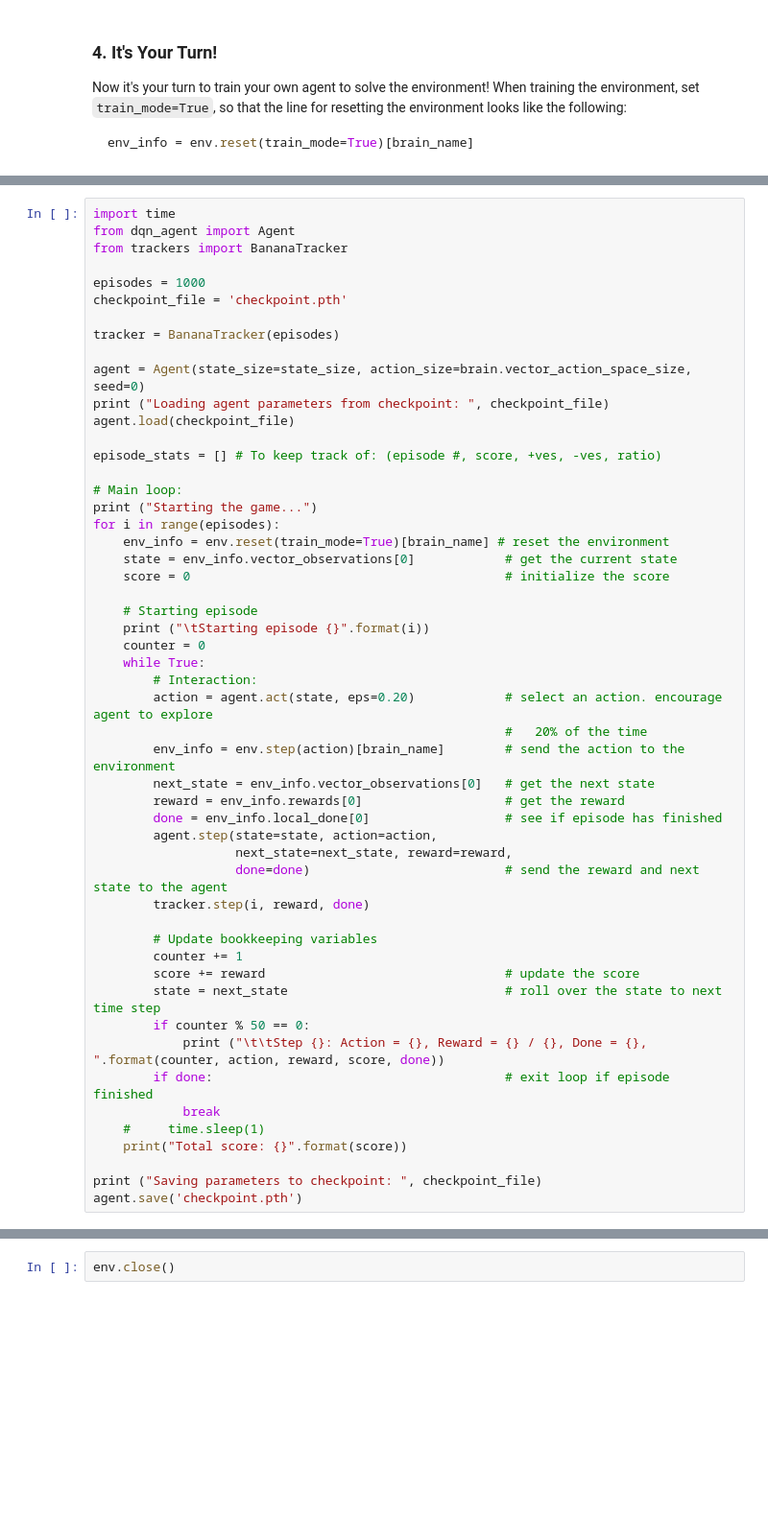
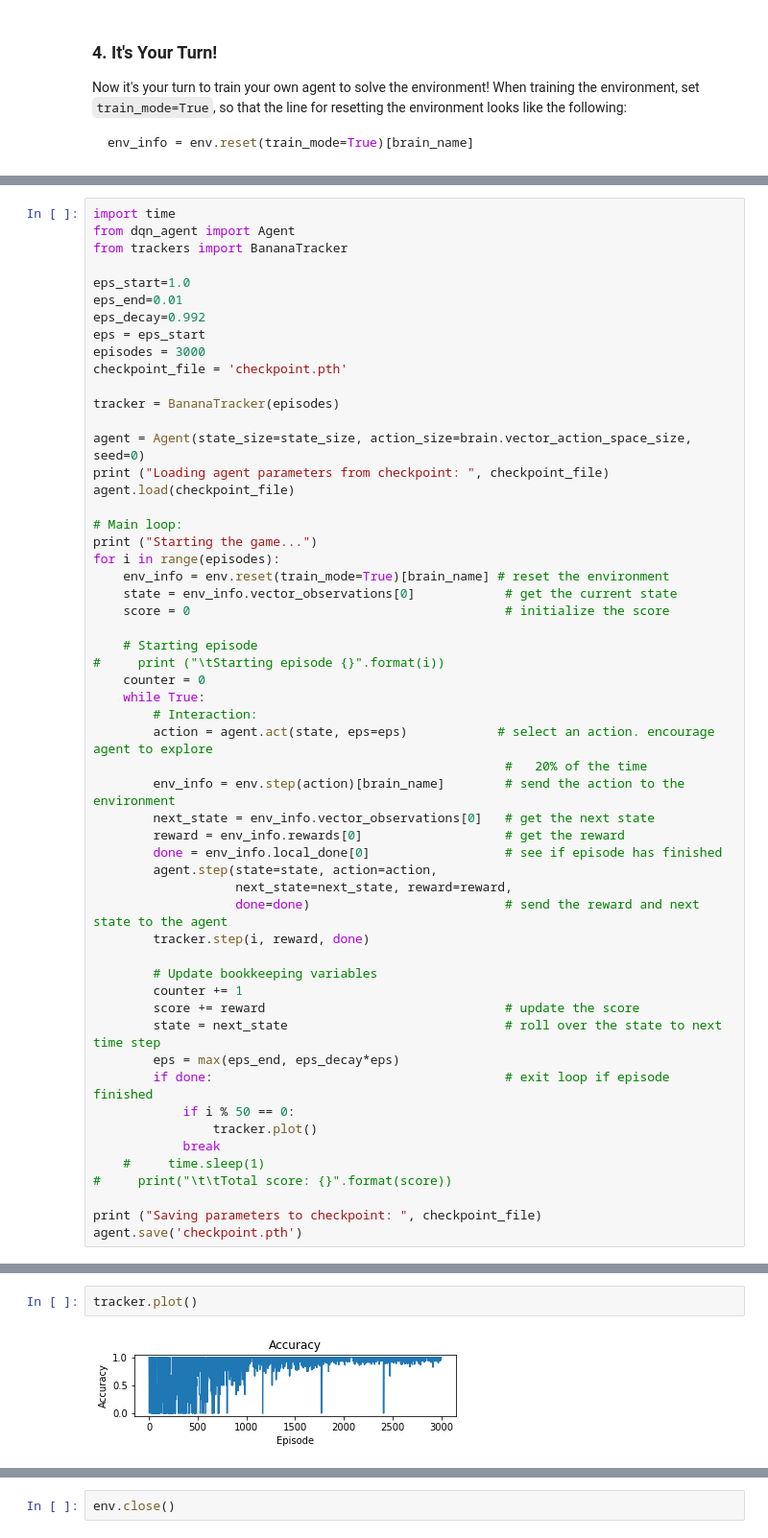
Before and after one commit to alikureishy/DRL_course_projects, a Jupyter notebook: p1_navigation/Navigation-Trainer.ipynb, the cells around one changed output, grey strips where cells are left out. Shown at 96% size. Drawn from its saved outputs; the diff is of its cells as text; blank space fills up the shorter version.

Commit message:
Achieved score of 16 from 3000 iterations

```diff
--- a/p1_navigation/Navigation-Trainer.ipynb
+++ b/p1_navigation/Navigation-Trainer.ipynb
@@ -145,7 +151,11 @@ import time
 from dqn_agent import Agent
 from trackers import BananaTracker
 
-episodes = 1000
+eps_start=1.0
+eps_end=0.01
+eps_decay=0.992
+eps = eps_start
+episodes = 3000
 checkpoint_file = 'checkpoint.pth'
 
 tracker = BananaTracker(episodes)
@@ -153,8 +163,6 @@ tracker = BananaTracker(episodes)
 agent = Agent(state_size=state_size, action_size=brain.vector_action_space_size, seed=0)
 print ("Loading agent parameters from checkpoint: ", checkpoint_file)
 agent.load(checkpoint_file)
-
-episode_stats = [] # To keep track of: (episode #, score, +ves, -ves, ratio)
 
 # Main loop:
 print ("Starting the game...")
@@ -164,11 +172,11 @@ for i in range(episodes):
     score = 0                                          # initialize the score
 
     # Starting episode
-    print ("\tStarting episode {}".format(i))
+#     print ("\tStarting episode {}".format(i))
     counter = 0
     while True:
         # Interaction:
-        action = agent.act(state, eps=0.20)            # select an action. encourage agent to explore
+        action = agent.act(state, eps=eps)            # select an action. encourage agent to explore
                                                        #   20% of the time
         env_info = env.step(action)[brain_name]        # send the action to the environment
         next_state = env_info.vector_observations[0]   # get the next state
@@ -183,12 +191,13 @@ for i in range(episodes):
         counter += 1
         score += reward                                # update the score
         state = next_state                             # roll over the state to next time step
-        if counter % 50 == 0:
-            print ("\t\tStep {}: Action = {}, Reward = {} / {}, Done = {}, ".format(counter, action, reward, score, done))
+        eps = max(eps_end, eps_decay*eps)
         if done:                                       # exit loop if episode finished
+            if i % 50 == 0:
+                tracker.plot()
             break
     #     time.sleep(1)
-    print("Total score: {}".format(score))
+#     print("\t\tTotal score: {}".format(score))
 
 print ("Saving parameters to checkpoint: ", checkpoint_file)
 agent.save('checkpoint.pth')
@@ -240,0 +204,4 @@ When finished, you can close the environment.
+# %%
+tracker.plot()
+# %% [output]
+[figure, added]
```
Also changed, not shown: parts of 7 cells of this notebook, 4 other files.
